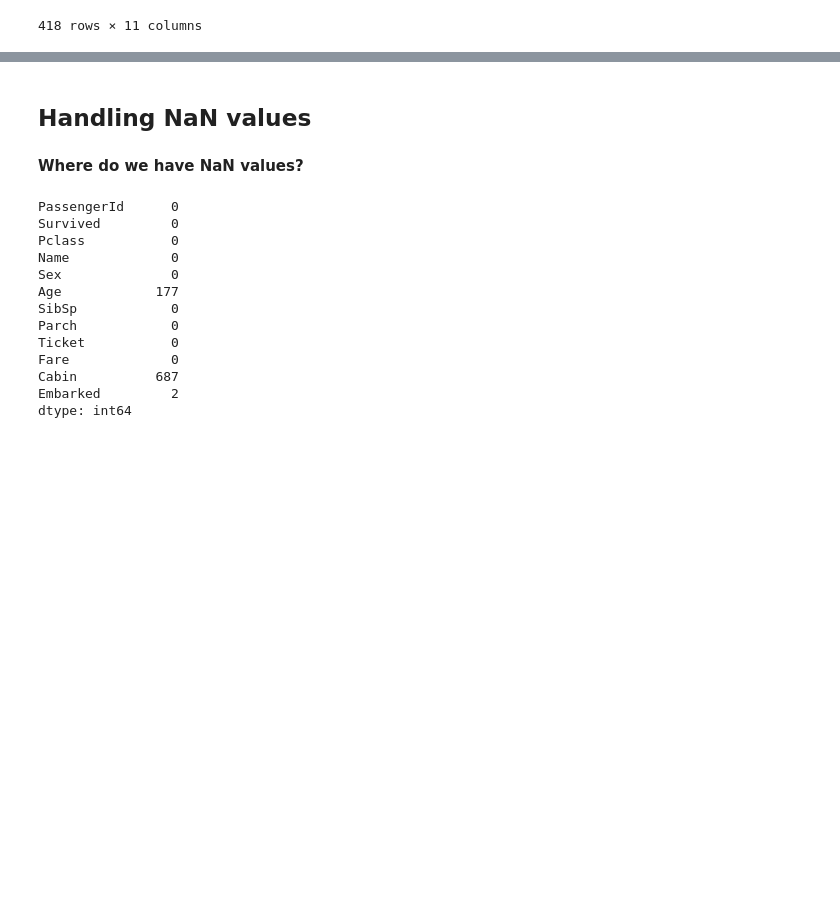
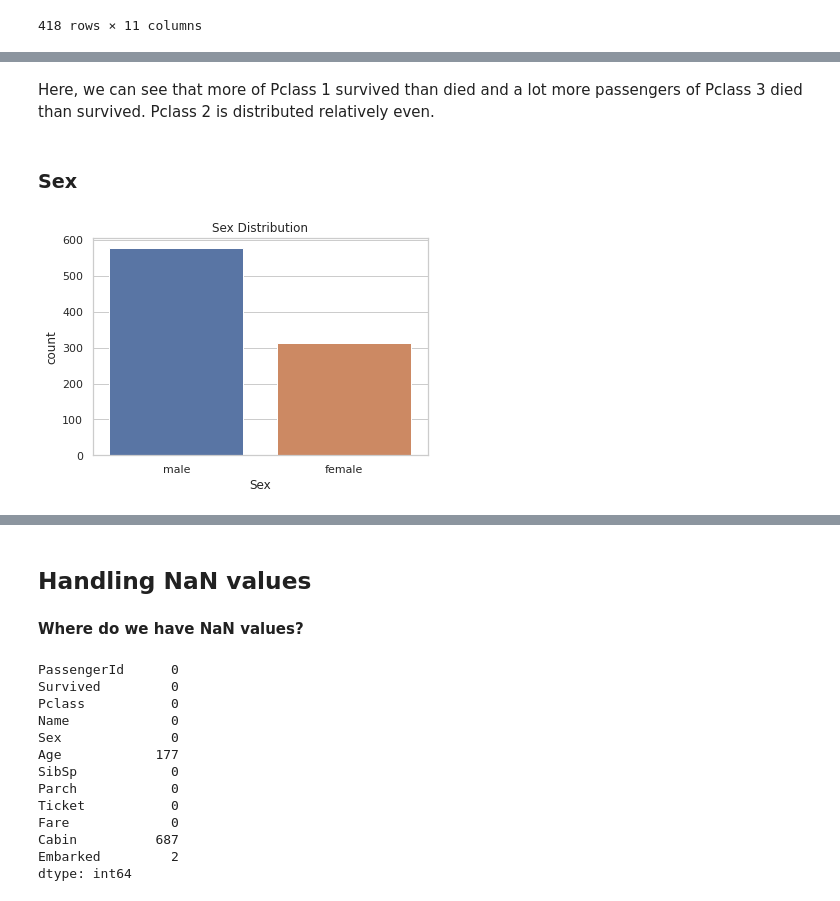
Before and after one commit to DanielDietzsch/Titanic-Competition, a Jupyter notebook: titanic-approach.ipynb, the cells around one changed output, grey strips where cells are left out. Saved outputs shown, nothing was run; the diff lists cells and outputs as text; code cells hidden in the pictures; blank space fills up the shorter version.

```diff
--- a/titanic-approach.ipynb
+++ b/titanic-approach.ipynb
@@ -82,0 +138,9 @@ df_test
+# %% [markdown]
+Here, we can see that more of Pclass 1 survived than died and a lot more passengers of Pclass 3 died than survived. Pclass 2 is distributed relatively even.
+# %% [markdown]
+### Sex
+# %%
+b = sns.countplot(x='Sex', data=df_train)
+b.set_title("Sex Distribution");
+# %% [output]
+[figure, added]
```
Also changed, not shown: parts of 43 cells of this notebook.
